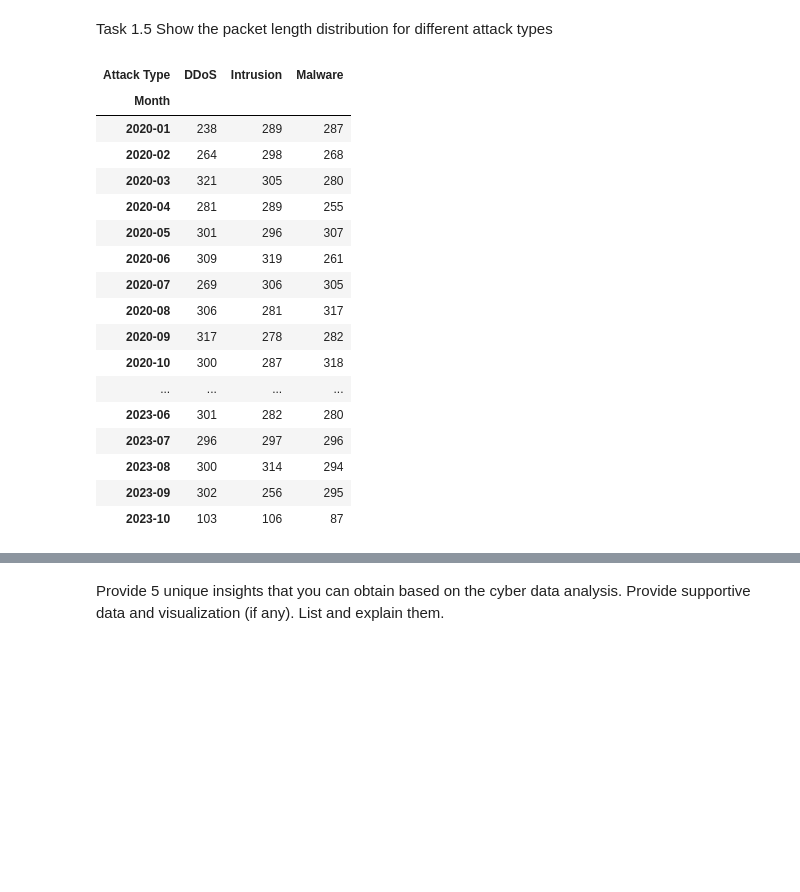
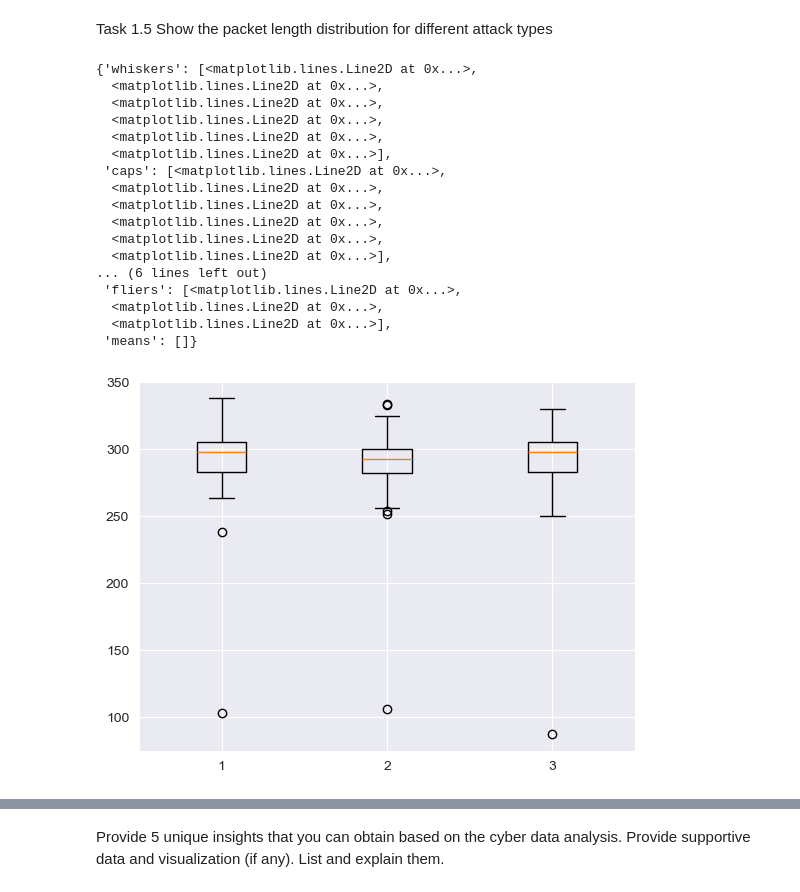
Before and after one commit to Shounaks/SIT719_Analytics_For_Security_And_Privacy, a Jupyter notebook: task-5.1C.ipynb, the cells around one changed output, grey strips where cells are left out. Saved outputs shown, nothing was run; the diff lists cells and outputs as text; code cells hidden in the pictures; blank space fills up the shorter version.

```diff
--- a/task-5.1C.ipynb
+++ b/task-5.1C.ipynb
@@ -202,25 +197,25 @@ plt.show()
 # %% [markdown]
 Task 1.5 Show the packet length distribution for different attack types
 # %%
-df_pivot
-# df_pivot[df_pivot['Attack Type Month'] == '2023-10']
+# df_pivot.sum()
+plt.boxplot(df_pivot)
 # %% [output]
-| Attack Type | DDoS | Intrusion | Malware |
-| Month |  |  |  |
-| 2020-01 | 238 | 289 | 287 |
-| 2020-02 | 264 | 298 | 268 |
-| 2020-03 | 321 | 305 | 280 |
-| 2020-04 | 281 | 289 | 255 |
-| 2020-05 | 301 | 296 | 307 |
-| 2020-06 | 309 | 319 | 261 |
-| 2020-07 | 269 | 306 | 305 |
-| 2020-08 | 306 | 281 | 317 |
-| 2020-09 | 317 | 278 | 282 |
-| 2020-10 | 300 | 287 | 318 |
-| ... | ... | ... | ... |
-| 2023-06 | 301 | 282 | 280 |
-| 2023-07 | 296 | 297 | 296 |
-| 2023-08 | 300 | 314 | 294 |
-| 2023-09 | 302 | 256 | 295 |
-| 2023-10 | 103 | 106 | 87 |
+{'whiskers': [<matplotlib.lines.Line2D at 0x...>,
+  <matplotlib.lines.Line2D at 0x...>,
+  <matplotlib.lines.Line2D at 0x...>,
+  <matplotlib.lines.Line2D at 0x...>,
+  <matplotlib.lines.Line2D at 0x...>,
+  <matplotlib.lines.Line2D at 0x...>],
+ 'caps': [<matplotlib.lines.Line2D at 0x...>,
+  <matplotlib.lines.Line2D at 0x...>,
+  <matplotlib.lines.Line2D at 0x...>,
+  <matplotlib.lines.Line2D at 0x...>,
+  <matplotlib.lines.Line2D at 0x...>,
+  <matplotlib.lines.Line2D at 0x...>],
+... (6 lines left out)
+ 'fliers': [<matplotlib.lines.Line2D at 0x...>,
+  <matplotlib.lines.Line2D at 0x...>,
+  <matplotlib.lines.Line2D at 0x...>],
+ 'means': []}
+[figure, added]
 # %%
```
Also changed, not shown: parts of 7 cells of this notebook, 11 other files.
